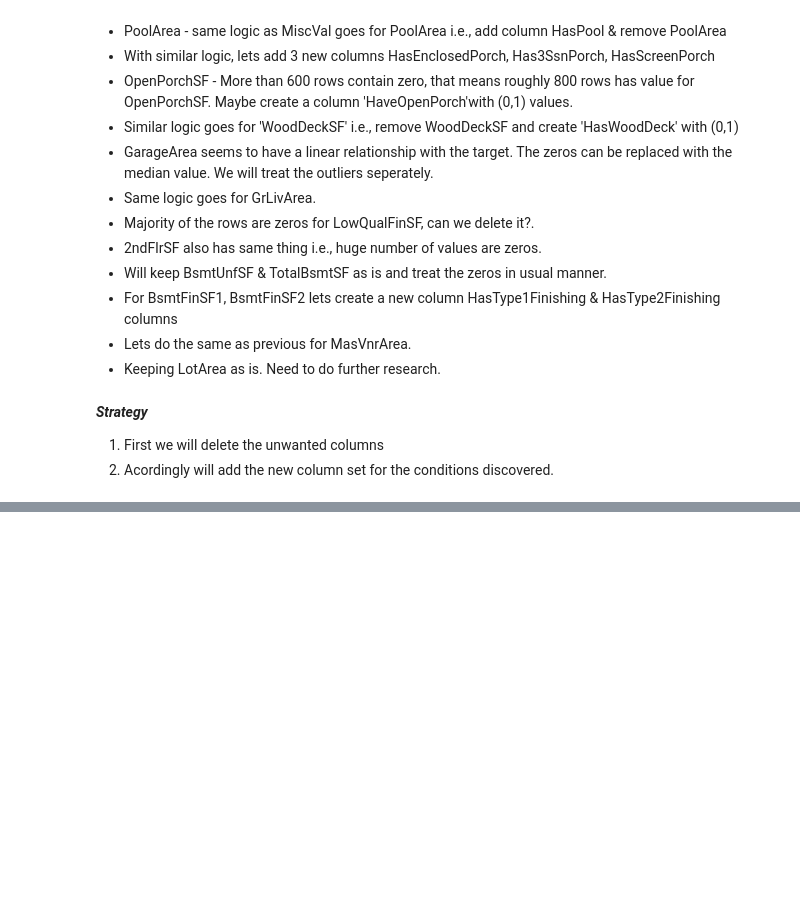
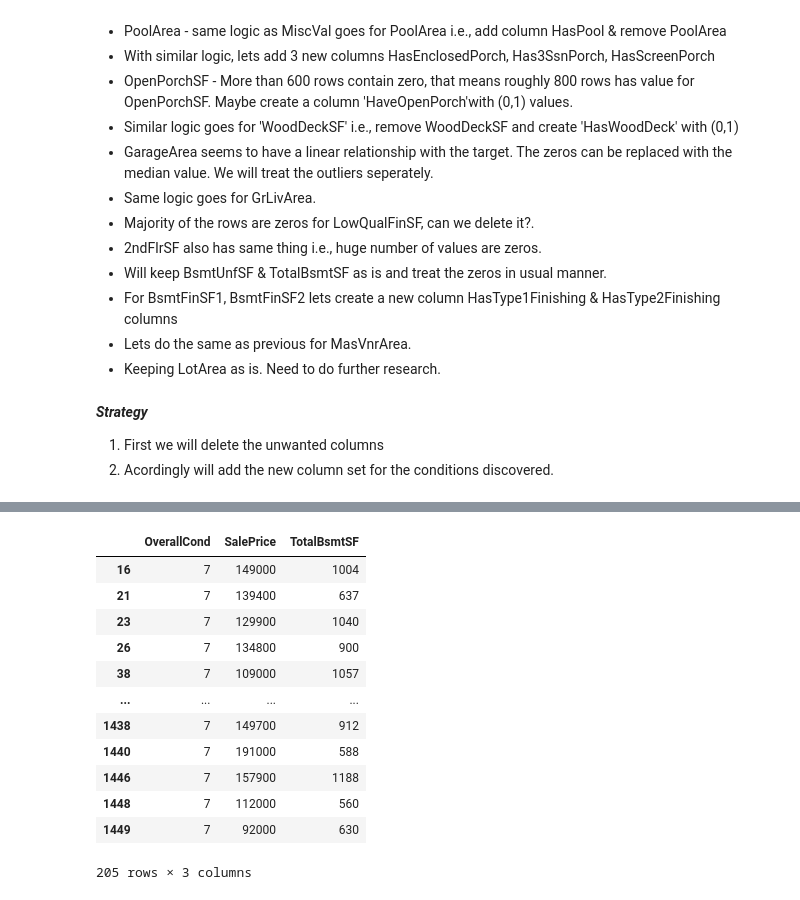
Before and after one commit to debhere/House-Price-Prediction, a Jupyter notebook: House Price Prediction.ipynb, the cells around one changed output, grey strips where cells are left out. Cells and saved outputs as stored; diff of their text form; code cells hidden in the pictures; blank space fills up the shorter version.

```diff
--- a/House Price Prediction.ipynb
+++ b/House Price Prediction.ipynb
@@ -500,0 +517,16 @@ t[['new']]
+# %%
+train.loc[train['OverallCond'] == 7][['OverallCond', 'SalePrice','TotalBsmtSF']]
+# %% [output]
+|  | OverallCond | SalePrice | TotalBsmtSF |
+| 16 | 7 | 149000 | 1004 |
+| 21 | 7 | 139400 | 637 |
+| 23 | 7 | 129900 | 1040 |
+| 26 | 7 | 134800 | 900 |
+| 38 | 7 | 109000 | 1057 |
+| ... | ... | ... | ... |
+| 1438 | 7 | 149700 | 912 |
+| 1440 | 7 | 191000 | 588 |
+| 1446 | 7 | 157900 | 1188 |
+| 1448 | 7 | 112000 | 560 |
+| 1449 | 7 | 92000 | 630 |
+205 rows × 3 columns
```
Also changed, not shown: parts of 10 cells of this notebook.
